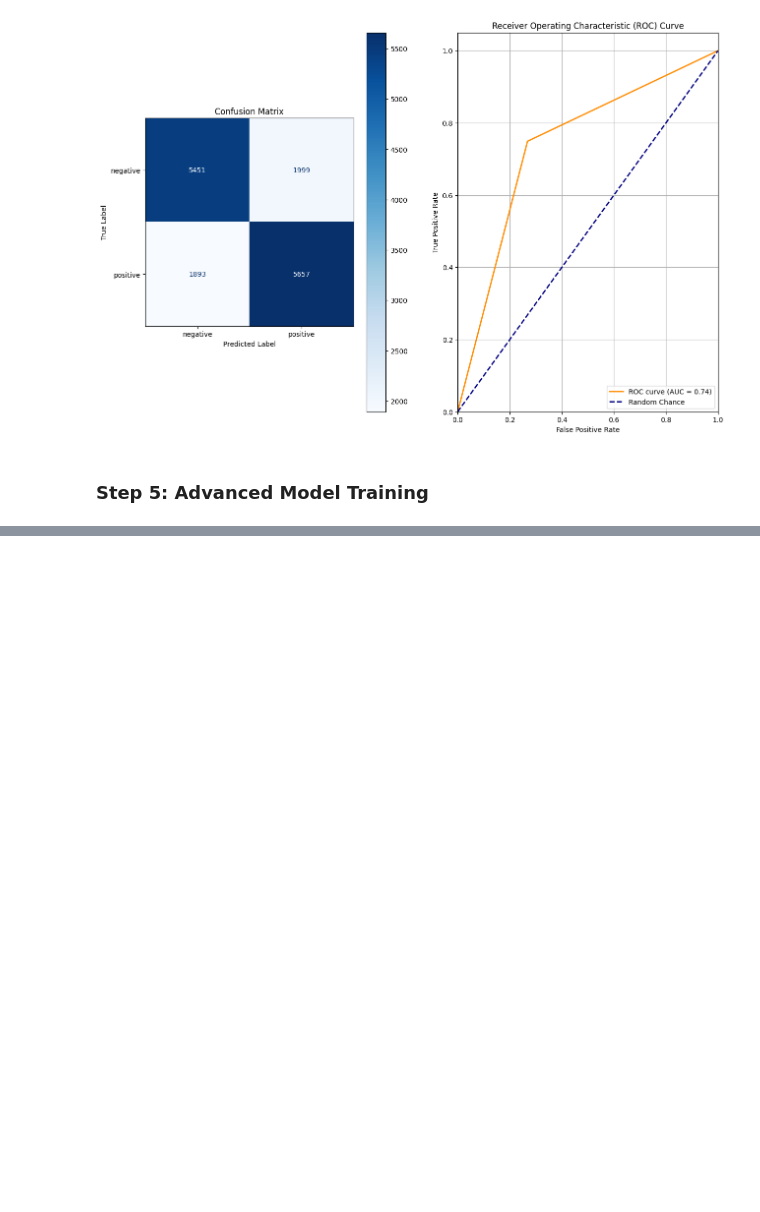
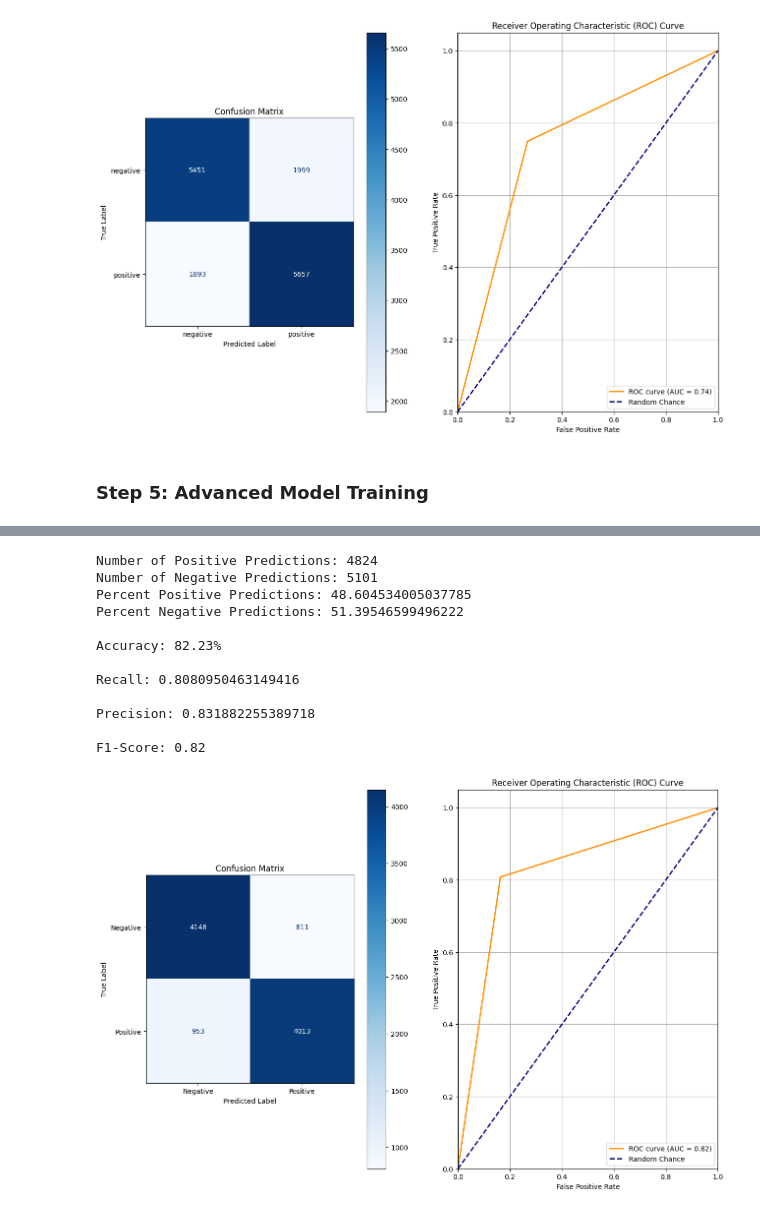
Before and after one commit to rcwaterman/DSE6212, a Jupyter notebook: Project/Preliminary Results/model_testing.ipynb, the cells around one changed output, grey strips where cells are left out. Saved outputs shown, nothing was run; the diff lists cells and outputs as text; code cells hidden in the pictures; blank space fills up the shorter version.

```diff
--- a/Project/Preliminary Results/model_testing.ipynb
+++ b/Project/Preliminary Results/model_testing.ipynb
@@ -409,0 +532,24 @@ TextClassificationPipeline()
+# %%
+model_1_checkpoint = 'results_1/checkpoint-12000'
+
+tokenizer_1 = AutoTokenizer.from_pretrained(model_1_checkpoint)
+model_1 = BertForSequenceClassification.from_pretrained(model_1_checkpoint)
+
+pipe_1 = pipeline(task="sentiment-analysis", model=model_1, tokenizer=tokenizer_1)
+# %%
+pipe_evaluator_1 = ModelEvaluator(pipe=pipe_1)
+pipe_evaluator_1.eval_pipe(X_test=list(val_data['text'].values), y_test=y_val, labels=labels)
+# %% [output]
+Number of Positive Predictions: 4824
+Number of Negative Predictions: 5101
+Percent Positive Predictions: 48.604534005037785
+Percent Negative Predictions: 51.39546599496222
+
+Accuracy: 82.23%
+
+Recall: 0.8080950463149416
+
+Precision: 0.831882255389718
+
+F1-Score: 0.82
+[figure, added]
```
Also changed, not shown: parts of 10 cells of this notebook.
